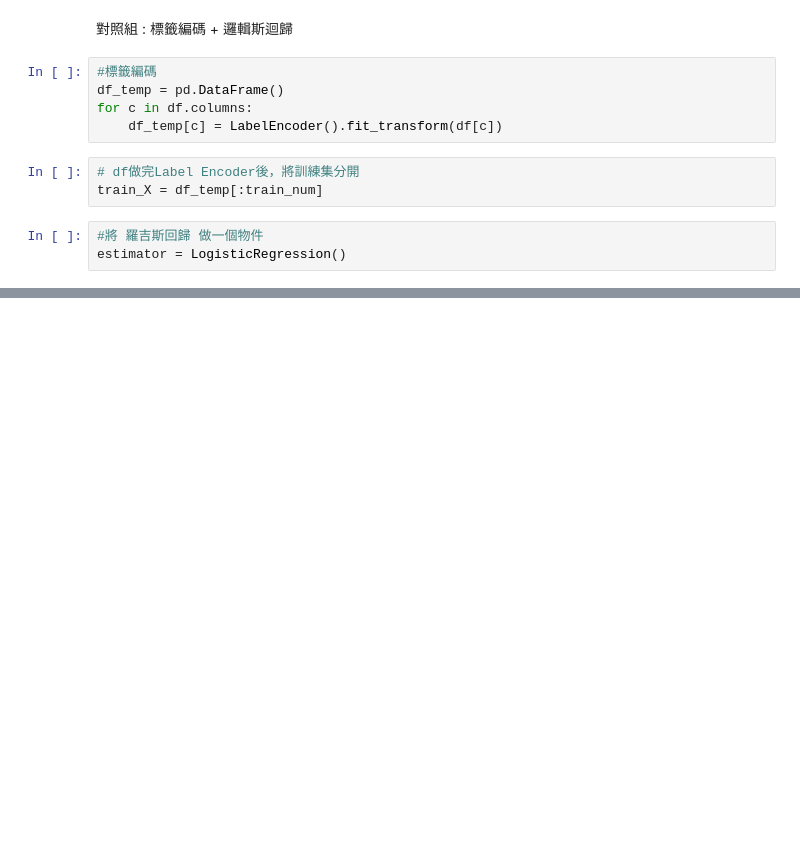
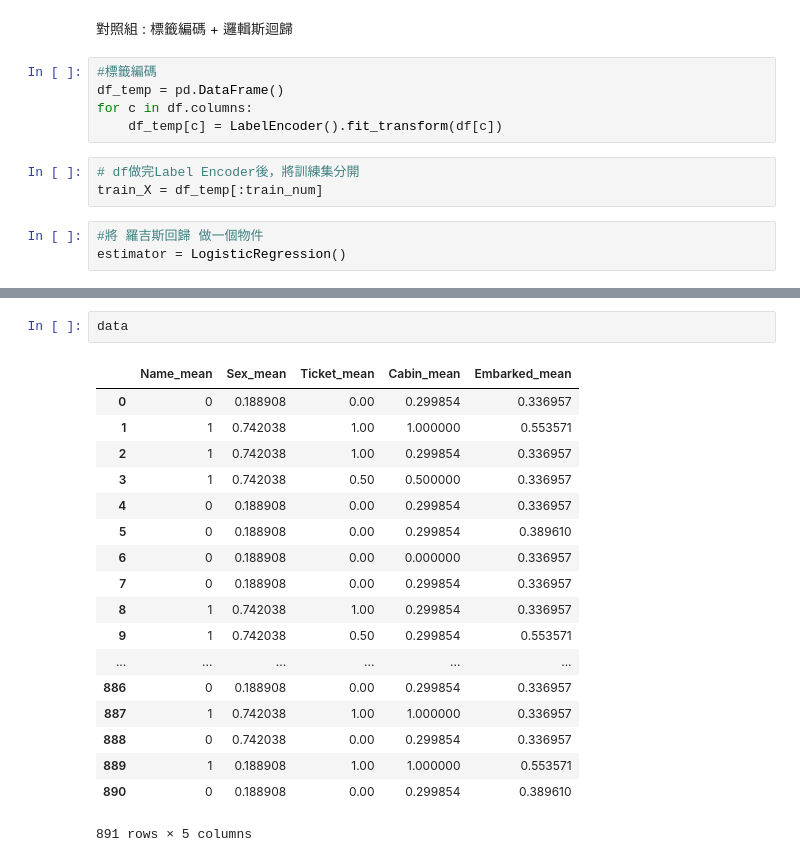
Before and after one commit to zzo30802/3rd-ML100Days, a Jupyter notebook: homework/Day_025_HW.ipynb, the cells around one changed output, grey strips where cells are left out. Drawn from its saved outputs; the diff is of its cells as text; blank space fills up the shorter version.

```diff
--- a/homework/Day_025_HW.ipynb
+++ b/homework/Day_025_HW.ipynb
@@ -105,0 +112,21 @@ time : 0.019979238510131836 sec
+# %%
+data
+# %% [output]
+|  | Name_mean | Sex_mean | Ticket_mean | Cabin_mean | Embarked_mean |
+| 0 | 0 | 0.188908 | 0.00 | 0.299854 | 0.336957 |
+| 1 | 1 | 0.742038 | 1.00 | 1.000000 | 0.553571 |
+| 2 | 1 | 0.742038 | 1.00 | 0.299854 | 0.336957 |
+| 3 | 1 | 0.742038 | 0.50 | 0.500000 | 0.336957 |
+| 4 | 0 | 0.188908 | 0.00 | 0.299854 | 0.336957 |
+| 5 | 0 | 0.188908 | 0.00 | 0.299854 | 0.389610 |
+| 6 | 0 | 0.188908 | 0.00 | 0.000000 | 0.336957 |
+| 7 | 0 | 0.188908 | 0.00 | 0.299854 | 0.336957 |
+| 8 | 1 | 0.742038 | 1.00 | 0.299854 | 0.336957 |
+| 9 | 1 | 0.742038 | 0.50 | 0.299854 | 0.553571 |
+| ... | ... | ... | ... | ... | ... |
+| 886 | 0 | 0.188908 | 0.00 | 0.299854 | 0.336957 |
+| 887 | 1 | 0.742038 | 1.00 | 1.000000 | 0.336957 |
+| 888 | 0 | 0.742038 | 0.00 | 0.299854 | 0.336957 |
+| 889 | 1 | 0.188908 | 1.00 | 1.000000 | 0.553571 |
+| 890 | 0 | 0.188908 | 0.00 | 0.299854 | 0.389610 |
+891 rows × 5 columns
```
Also changed, not shown: parts of 9 cells of this notebook.
